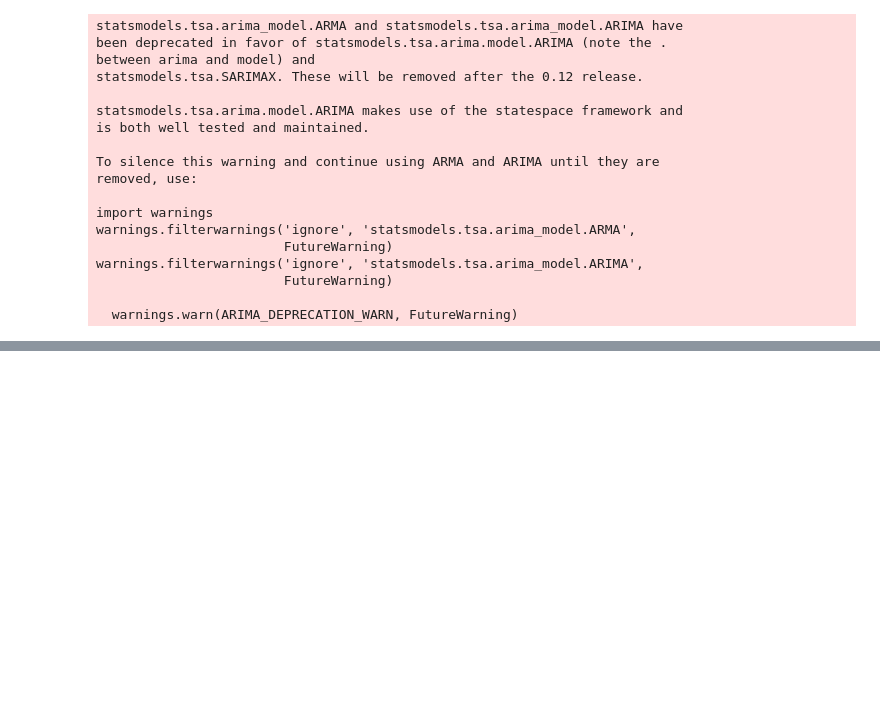
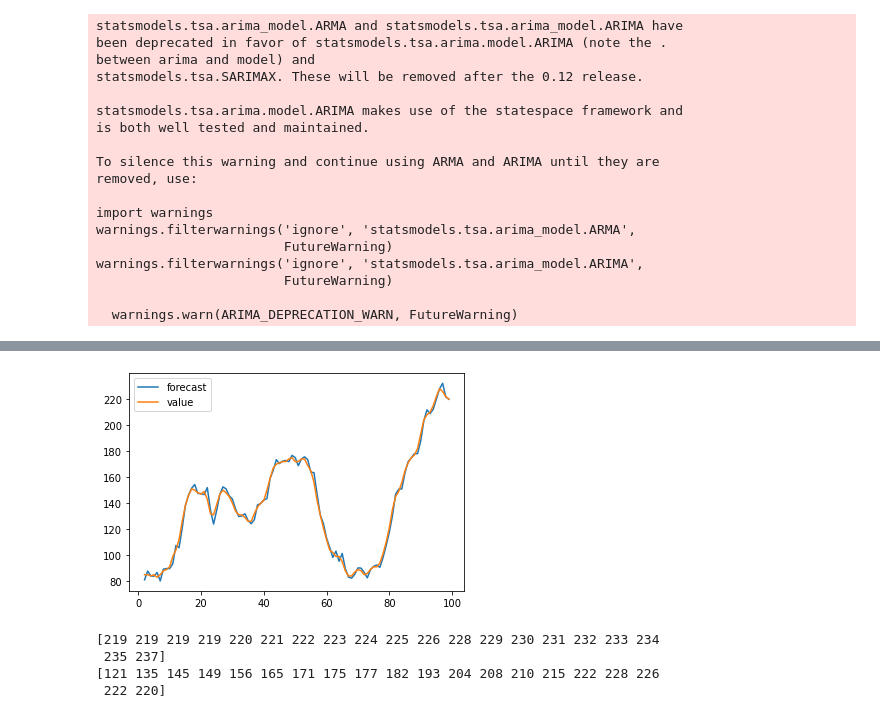
Before and after one commit to Yakushev2022/Time-series, a Jupyter notebook: Models/ARIMA/lean_ARIMA.ipynb, the cells around one changed output, grey strips where cells are left out. Saved outputs shown, nothing was run; the diff lists cells and outputs as text; code cells hidden in the pictures; blank space fills up the shorter version.

```diff
--- a/Models/ARIMA/lean_ARIMA.ipynb
+++ b/Models/ARIMA/lean_ARIMA.ipynb
@@ -186,0 +189,15 @@ warnings.filterwarnings('ignore', 'statsmodels.tsa.arima_model.ARIMA',
+# %%
+model.plot_predict(dynamic=False)
+plt.show()
+# %% [output]
+[figure, added]
+# %%
+y_pred = pd.Series(model.forecast(20)[0], index = df.value[80:].index)
+y_true = df.value[80:]
+print(np.array(y_pred).astype(np.uint8))
+print(np.array(y_true))
+# %% [output]
+[219 219 219 219 220 221 222 223 224 225 226 228 229 230 231 232 233 234
+ 235 237]
+[121 135 145 149 156 165 171 175 177 182 193 204 208 210 215 222 228 226
+ 222 220]
```
Also changed, not shown: parts of 1 cell of this notebook.
